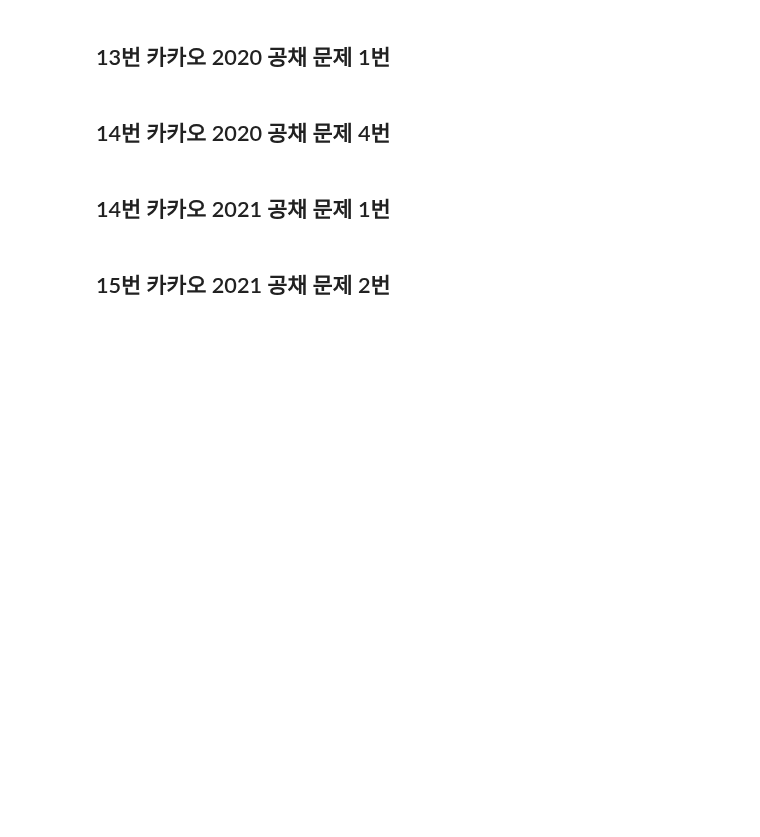
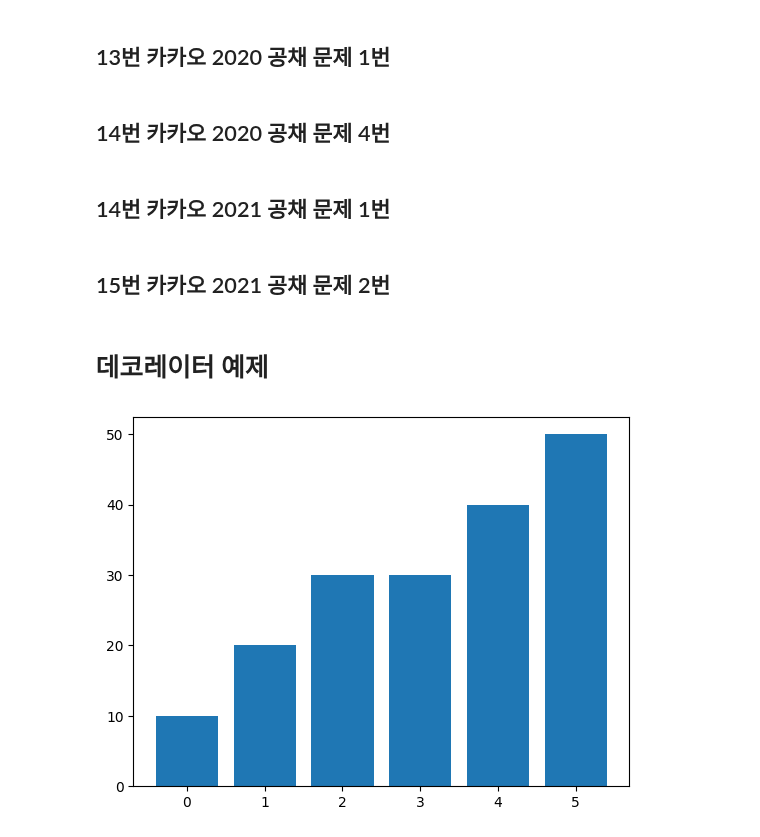
Before and after one commit to wumusill/AI_School, a Jupyter notebook: SL/Algorithm/algorithm.ipynb, the cells around one changed output. Drawn from its saved outputs; the diff is of its cells as text; code cells hidden in the pictures; blank space fills up the shorter version.

```diff
--- a/SL/Algorithm/algorithm.ipynb
+++ b/SL/Algorithm/algorithm.ipynb
@@ -1428,3 +1564,8 @@ def 시각화():
 * 슬라이딩 윈도우 알고리즘 : 고정 사이즈의 윈도우가 이동하면서 윈도우 내 데이터를 연산하여 문제 해결
 # %% [markdown]
 ![tree만들기 (2).png](embedded-picture-1)
+# %%
+l = [1, 5, 4, 6, 4, 6, 7, 6, 4, 3, 1, 2]
+for i in range(0, len(l)-1):
+    if l[i] + l[i+1] == 10:
+        print(l[i], l[i+1])
@@ -1528,3 +2002,37 @@ print(solution(testcase))
 ## 14번 카카오 2021 공채 문제 1번
 # %% [markdown]
 ## 15번 카카오 2021 공채 문제 2번
+# %% [markdown]
+# 데코레이터 예제
+# %%
+과제3. 데코레이터를 통해 value = [10, 20, 30, None, 40, 50]의 bar 그래프를 그리세요. None 값은 데코레이터를 통해 평균값으로 채워져야 합니다.
+
+@전처리
+def 시각화(value):
+    plt.bar(range(len(value)), value)
+    plt.show()
+# %%
+import matplotlib.pyplot as plt
+
+value = [10, 20, 30, None, 40, 50]
+
+def 전처리(func):
+    def wrapper(value):
+        no_none = [i for i in value if i != None]
+        _sum = sum(no_none)
+        cnt = len(no_none)
+        mean = _sum / cnt
+        for i in range(len(value)):
+            if value[i] == None:
+                value[i] = mean
+        func(value)
+    return wrapper
+
+@전처리
+def 시각화(value):
+    plt.bar(range(len(value)), value)
+    plt.show()
+
+시각화(value)
+# %% [output]
+[figure, added]
```
Also changed, not shown: parts of 28 cells of this notebook.
